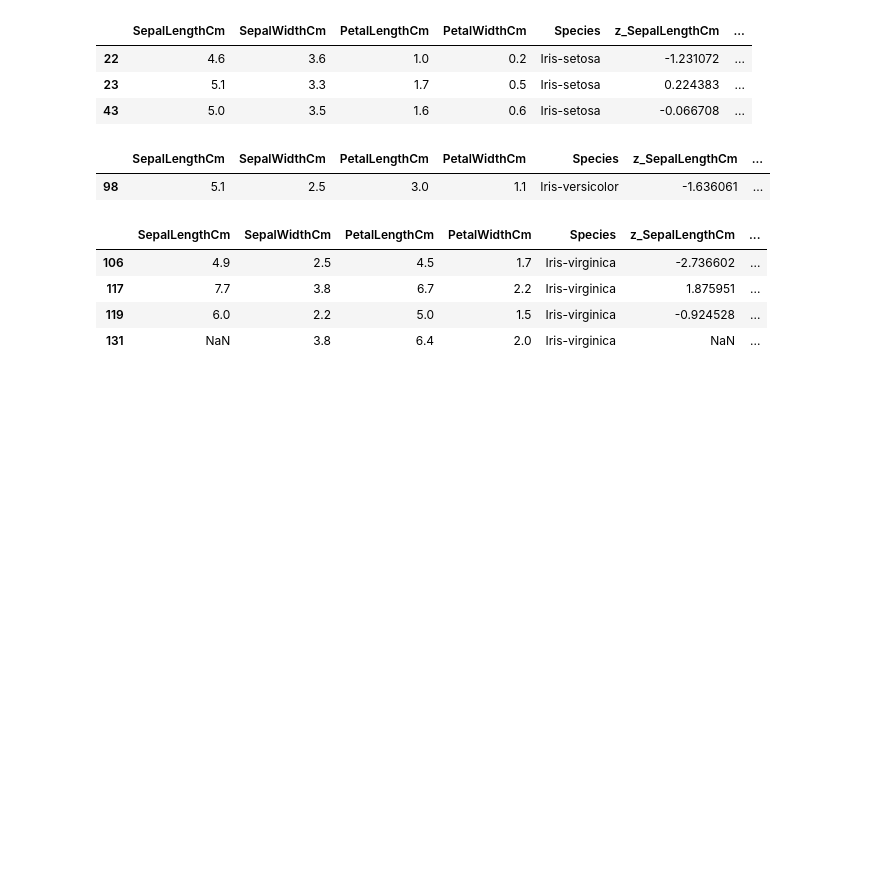
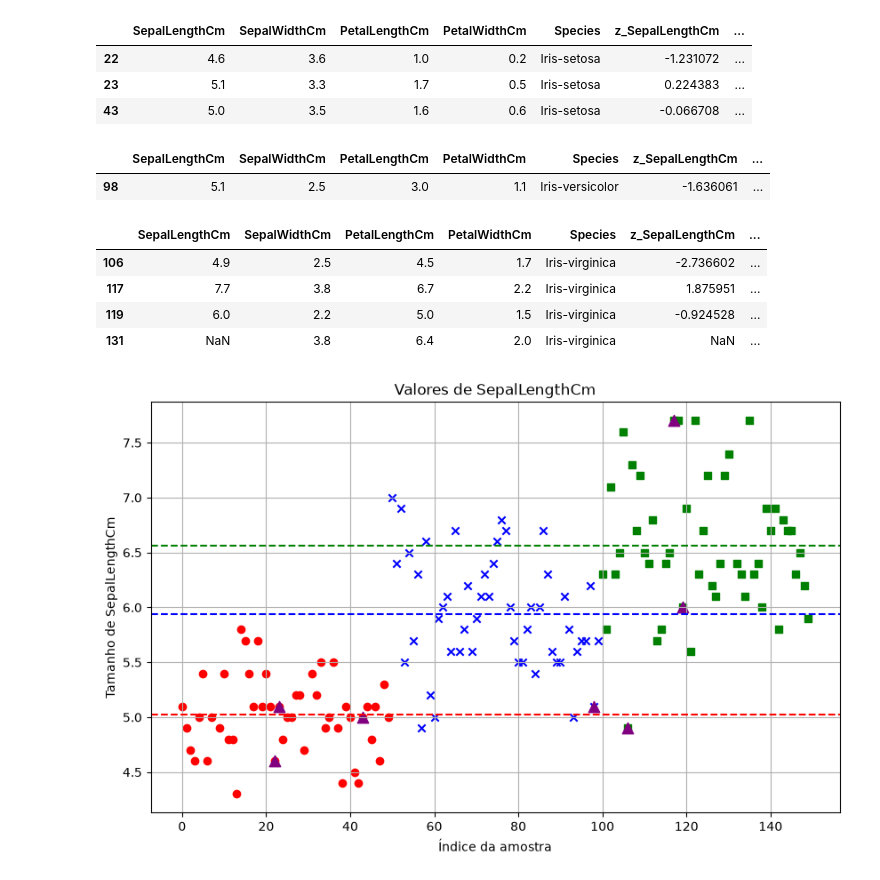
Before and after one commit to Niscoder/CursoIA, a Jupyter notebook: ex_iris/solucao.ipynb, the cells around one changed output. Drawn from its saved outputs; the diff is of its cells as text; code cells hidden in the pictures; blank space fills up the shorter version.

```diff
--- a/ex_iris/solucao.ipynb
+++ b/ex_iris/solucao.ipynb
@@ -102,8 +102,8 @@ df_virginica.describe()
 | 75% | 5.200000 | 3.675000 | 1.600000 | 0.30000 |
 | max | 5.800000 | 4.400000 | 1.900000 | 0.60000 |
 # %%
-df_virginica = df_original[df_original["Species"] == "Iris-versicolor"]
-df_virginica.describe()
+df_versicolor = df_original[df_original["Species"] == "Iris-versicolor"]
+df_versicolor.describe()
 # %% [output]
 |  | SepalLengthCm | SepalWidthCm | PetalLengthCm | PetalWidthCm |
 | count | 50.000000 | 50.000000 | 49.000000 | 50.000000 |
@@ -194,7 +194,7 @@ plotar_scatter("PetalWidthCm")
 # %% [output]
 [figure]
 # %%
-df_array = [df_virginica, df_virginica, df_virginica]
+df_array = [df_setosa, df_versicolor, df_virginica]
 cols_array = ['SepalLengthCm', 'SepalWidthCm', 'PetalLengthCm', 'PetalWidthCm']
 
 for data_frame in df_array:
@@ -224,10 +224,10 @@ for col in cols_array:
     outlier_iqr.append(f"oiqr_{col}")
 # %%
 
-out_setosa = df_virginica.loc[(df_virginica["oiqr_SepalLengthCm"] == True) |
-                            (df_virginica["oiqr_SepalWidthCm"] == True) |
-                            (df_virginica["oiqr_PetalLengthCm"] == True) |
-                            (df_virginica["oiqr_PetalWidthCm"] == True)]
+out_setosa = df_setosa.loc[(df_setosa["oiqr_SepalLengthCm"] == True) |
+                            (df_setosa["oiqr_SepalWidthCm"] == True) |
+                            (df_setosa["oiqr_PetalLengthCm"] == True) |
+                            (df_setosa["oiqr_PetalWidthCm"] == True)]
 
 out_setosa
 # %% [output]
@@ -236,10 +236,10 @@ out_setosa
 | 23 | 5.1 | 3.3 | 1.7 | 0.5 | Iris-setosa | 0.224383 | ... |
 | 43 | 5.0 | 3.5 | 1.6 | 0.6 | Iris-setosa | -0.066708 | ... |
 # %%
-out_versicolor = df_virginica.loc[(df_virginica["oiqr_SepalLengthCm"] == True) |
-                            (df_virginica["oiqr_SepalWidthCm"] == True) |
-                            (df_virginica["oiqr_PetalLengthCm"] == True) |
-                            (df_virginica["oiqr_PetalWidthCm"] == True)]
+out_versicolor = df_versicolor.loc[(df_versicolor["oiqr_SepalLengthCm"] == True) |
+                            (df_versicolor["oiqr_SepalWidthCm"] == True) |
+                            (df_versicolor["oiqr_PetalLengthCm"] == True) |
+                            (df_versicolor["oiqr_PetalWidthCm"] == True)]
 
 out_versicolor
 # %% [output]
@@ -260,0 +320,4 @@ out_virginica
+# %%
+plotar_scatter_outlier("SepalLengthCm")
+# %% [output]
+[figure, added]
```
Also changed, not shown: parts of 7 cells of this notebook.
